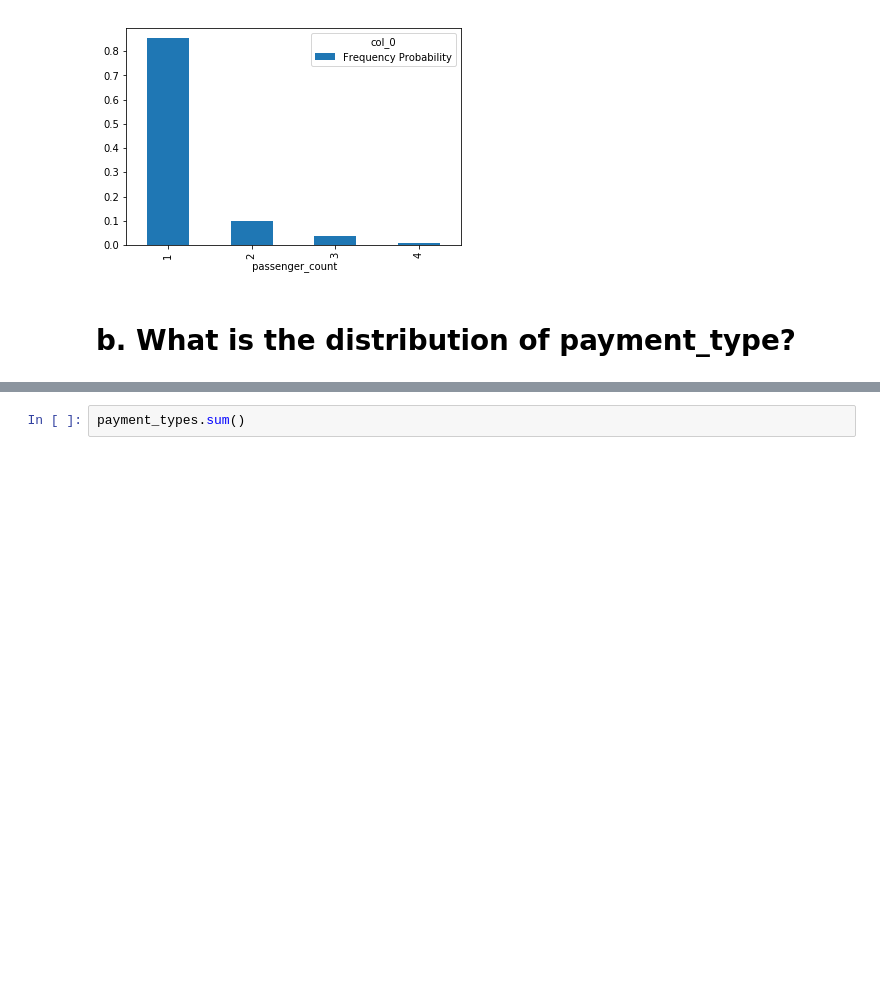
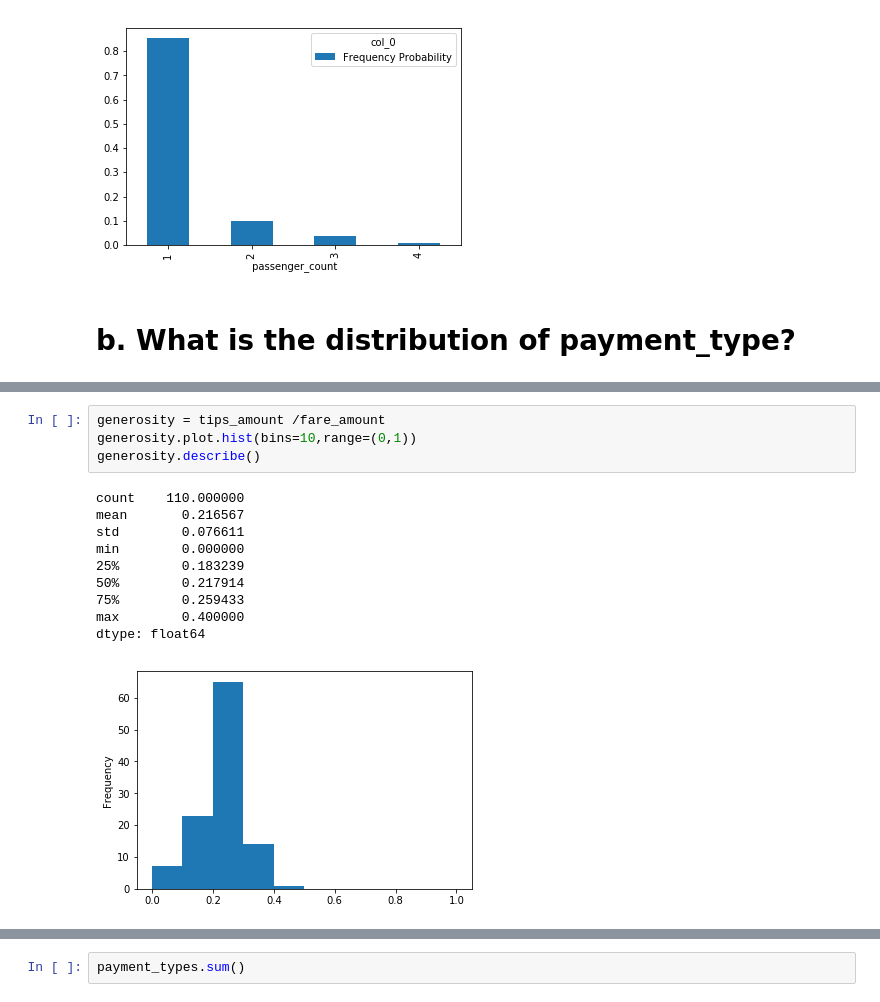
Before and after one commit to emali1/NYCTaxi, a Jupyter notebook: DataPrepare.ipynb, the cells around one changed output, grey strips where cells are left out. Cells and saved outputs as stored; diff of their text form; blank space fills up the shorter version.

```diff
--- a/DataPrepare.ipynb
+++ b/DataPrepare.ipynb
@@ -58,0 +85,15 @@ col_0             Frequency Probability
+# %%
+generosity = tips_amount /fare_amount
+generosity.plot.hist(bins=10,range=(0,1))
+generosity.describe()
+# %% [output]
+count    110.000000
+mean       0.216567
+std        0.076611
+min        0.000000
+25%        0.183239
+50%        0.217914
+75%        0.259433
+max        0.400000
+dtype: float64
+[figure, added]
```
Also changed, not shown: parts of 15 cells of this notebook.
